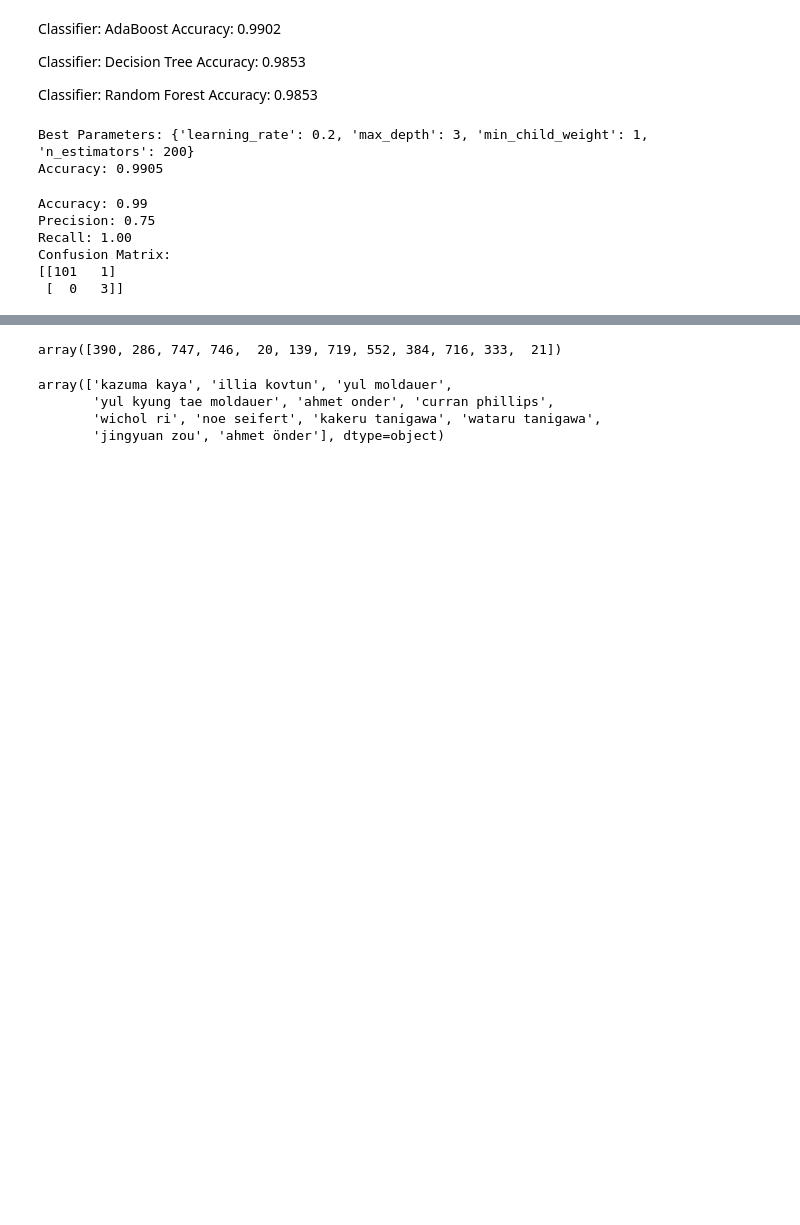
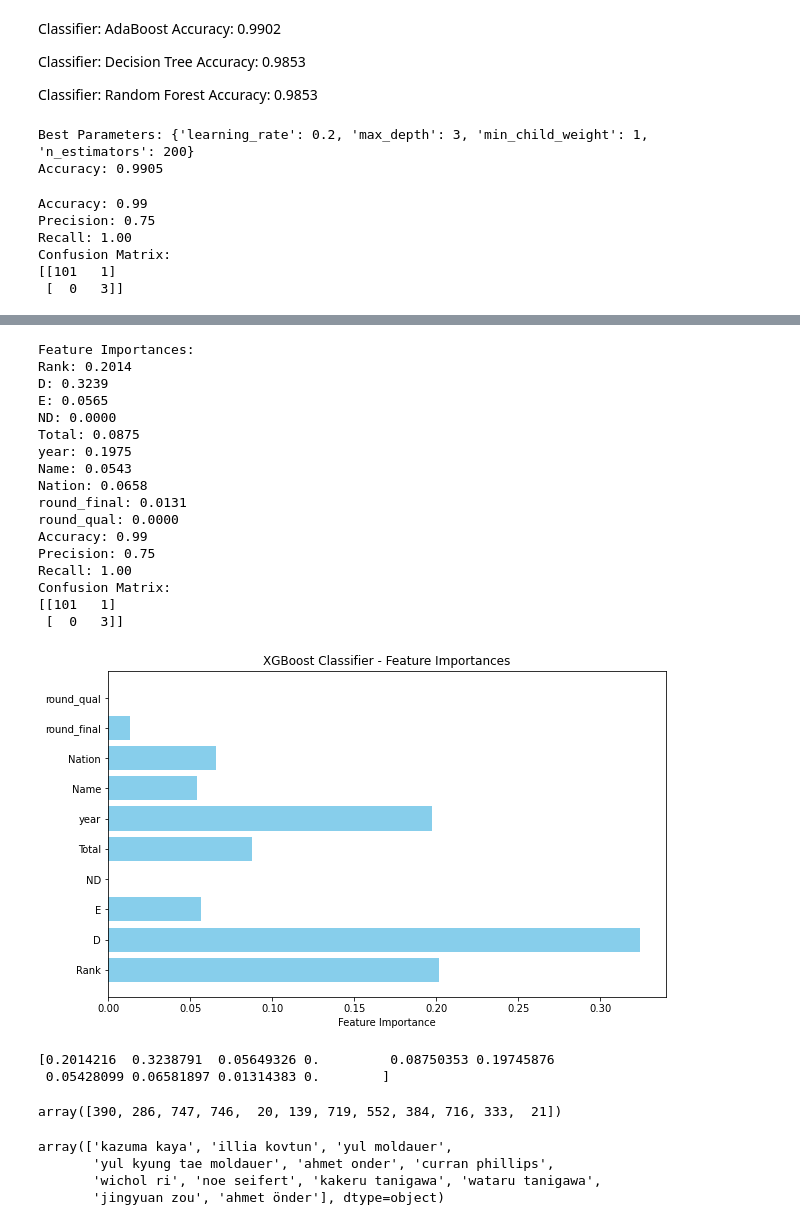
Before and after one commit to RyanTal/Data_Mining, a Jupyter notebook: modeling/men/pb.ipynb, the cells around one changed output, grey strips where cells are left out. Cells and saved outputs as stored; diff of their text form; code cells hidden in the pictures; blank space fills up the shorter version.

```diff
--- a/modeling/men/pb.ipynb
+++ b/modeling/men/pb.ipynb
@@ -277,3 +279,83 @@ Confusion Matrix:
+# %%
+import xgboost as xgb
+from sklearn.model_selection import train_test_split
+from sklearn.metrics import accuracy_score, precision_score, recall_score, confusion_matrix
+from sklearn.preprocessing import MaxAbsScaler
+import matplotlib.pyplot as plt
+
+# Assuming you have X_train, X_test, y_train, y_test already defined
+
+# MaxAbsScaler to scale features
+scaler = MaxAbsScaler()
+X_train_scaled = scaler.fit_transform(X_train)
+X_test_scaled = scaler.transform(X_test)
+
+# Set XGBoost best parameters
+params = {
+    'learning_rate': 0.2,
+    'max_depth': 3,
+    'min_child_weight': 1,
+    'n_estimators': 200,
+    'objective': 'binary:logistic',
+    'eval_metric': 'logloss',
+    'seed': 42
+}
+
+# Create and fit XGBoost model
+xgb_model = xgb.XGBClassifier(**params)
+xgb_model.fit(X_train_scaled, y_train)
+
+# Extract feature importances from the trained XGBoost model
+feature_importances = xgb_model.feature_importances_
+
+# Print feature importances
+print("Feature Importances:")
+for feature, importance in zip(X.columns, feature_importances):
+    print(f"{feature}: {importance:.4f}")
+
+# Make predictions
+y_pred = xgb_model.predict(X_test_scaled)
+
+# Evaluate the model's performance
+accuracy = accuracy_score(y_test, y_pred)
+precision = precision_score(y_test, y_pred)
+recall = recall_score(y_test, y_pred)
+conf_matrix = confusion_matrix(y_test, y_pred)
+
+# Print the evaluation results
+print(f"Accuracy: {accuracy:.2f}")
+print(f"Precision: {precision:.2f}")
+print(f"Recall: {recall:.2f}")
+print("Confusion Matrix:")
+print(conf_matrix)
+
+# Plot feature importances
+plt.figure(figsize=(10, 6))
+plt.barh(X.columns, feature_importances, color='skyblue')
+plt.xlabel('Feature Importance')
+plt.title('XGBoost Classifier - Feature Importances')
+plt.show()
+# %% [output]
+Feature Importances:
+Rank: 0.2014
+D: 0.3239
+E: 0.0565
+ND: 0.0000
+Total: 0.0875
+year: 0.1975
+Name: 0.0543
+Nation: 0.0658
+round_final: 0.0131
+round_qual: 0.0000
+Accuracy: 0.99
+Precision: 0.75
+Recall: 1.00
+Confusion Matrix:
+[[101   1]
+ [  0   3]]
+[figure, added]
+[0.2014216  0.3238791  0.05649326 0.         0.08750353 0.19745876
+ 0.05428099 0.06581897 0.01314383 0.        ]
 # %%
 olymp = pd.read_csv('../../Data/cleandata22-23/encoded_m_olympics_pb.csv')
 olymp.rename(columns={'D Score': 'D', 'E Score': 'E',
```
Also changed, not shown: parts of 1 cell of this notebook, 14 other files.
